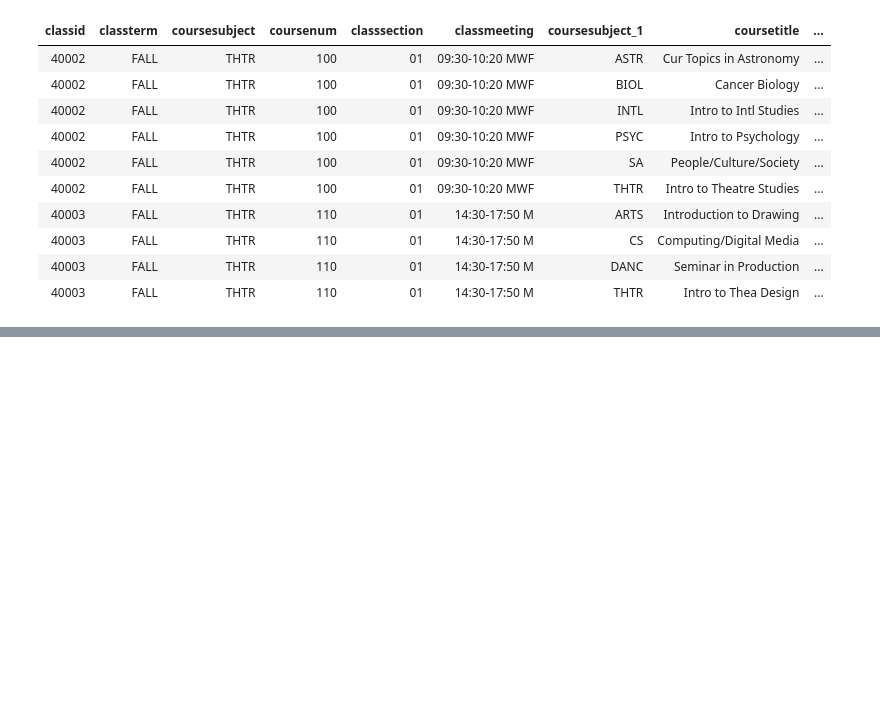
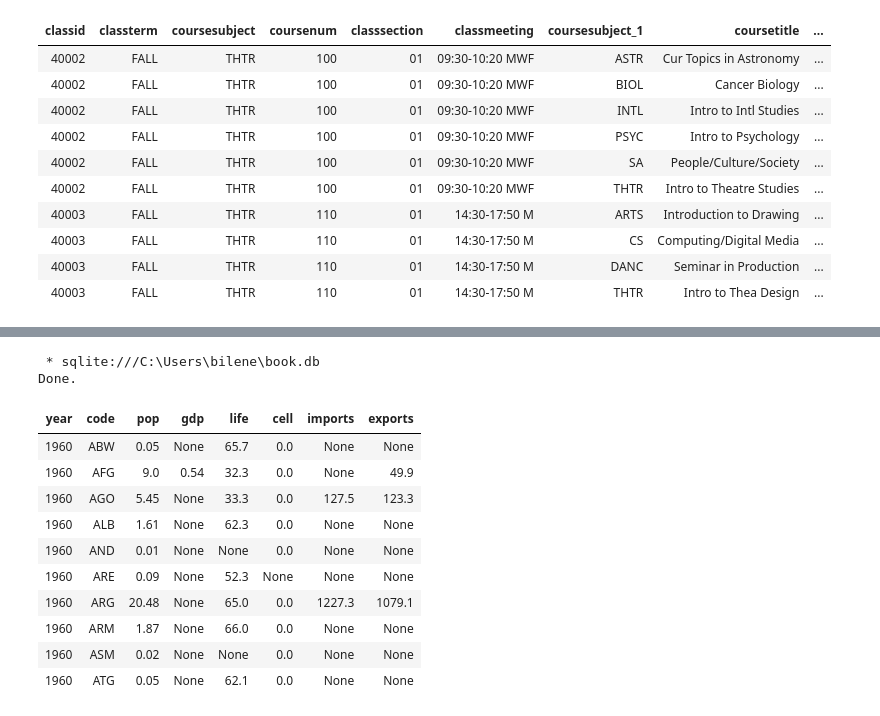
Before and after one commit to ernbilen/Data200_Spring23, a Jupyter notebook: notes/inclass/sql-intro.ipynb, the cells around one changed output, grey strips where cells are left out. Drawn from its saved outputs; the diff is of its cells as text; code cells hidden in the pictures; blank space fills up the shorter version.

```diff
--- a/notes/inclass/sql-intro.ipynb
+++ b/notes/inclass/sql-intro.ipynb
@@ -549,0 +565,18 @@ Done.
+# %%
+%%sql
+SELECT * FROM indicators
+LIMIT 10
+# %% [output]
+ * sqlite:///C:\Users\bilene\book.db
+Done.
+| year | code | pop | gdp | life | cell | imports | exports |
+| 1960 | ABW | 0.05 | None | 65.7 | 0.0 | None | None |
+| 1960 | AFG | 9.0 | 0.54 | 32.3 | 0.0 | None | 49.9 |
+| 1960 | AGO | 5.45 | None | 33.3 | 0.0 | 127.5 | 123.3 |
+| 1960 | ALB | 1.61 | None | 62.3 | 0.0 | None | None |
+| 1960 | AND | 0.01 | None | None | 0.0 | None | None |
+| 1960 | ARE | 0.09 | None | 52.3 | None | None | None |
+| 1960 | ARG | 20.48 | None | 65.0 | 0.0 | 1227.3 | 1079.1 |
+| 1960 | ARM | 1.87 | None | 66.0 | 0.0 | None | None |
+| 1960 | ASM | 0.02 | None | None | 0.0 | None | None |
+| 1960 | ATG | 0.05 | None | 62.1 | 0.0 | None | None |
```
Also changed, not shown: parts of 17 cells of this notebook.
